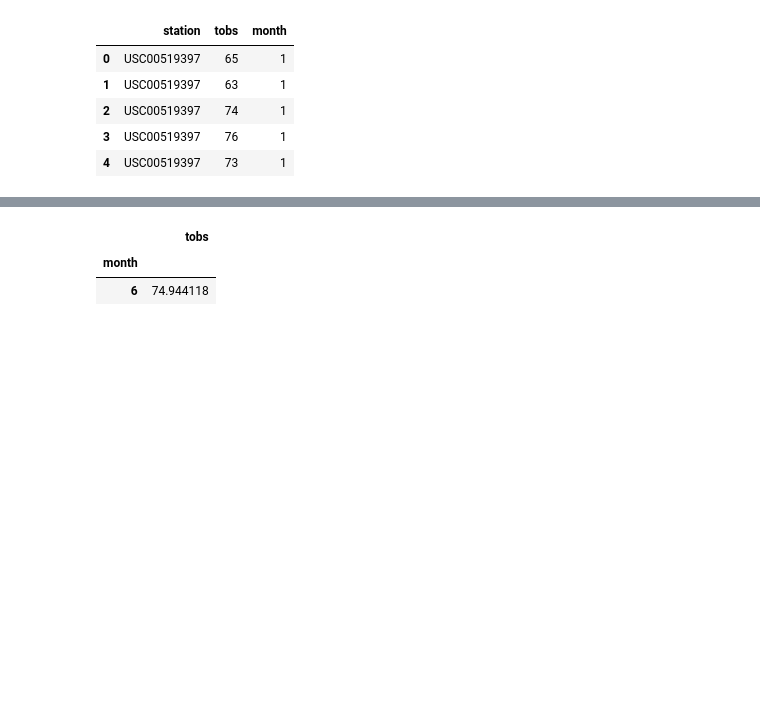
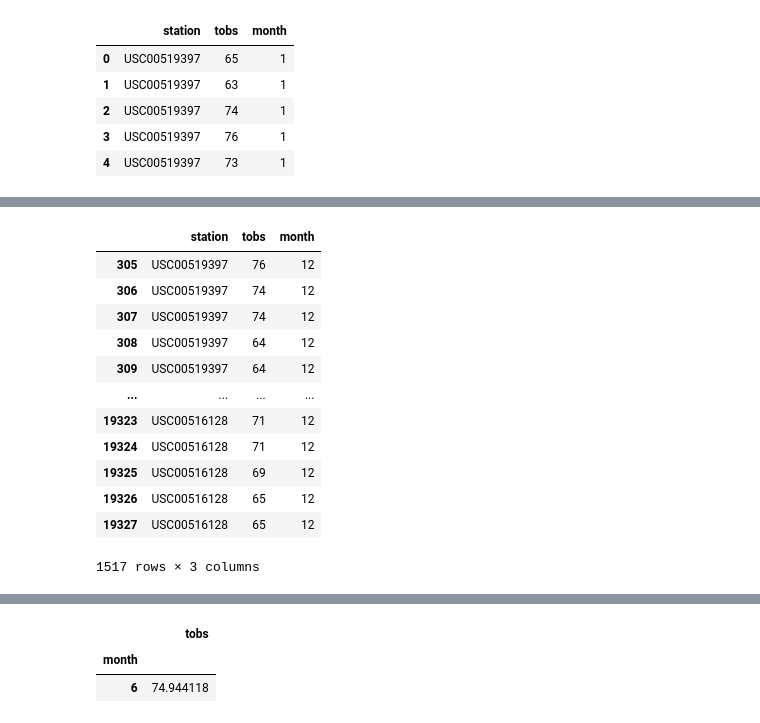
Before and after one commit to harsh-env/sqlalchemy-challenge, a Jupyter notebook: temp_analysis_bonus_1_starter.ipynb, the cells around one changed output, grey strips where cells are left out. Drawn from its saved outputs; the diff is of its cells as text; code cells hidden in the pictures; blank space fills up the shorter version.

```diff
--- a/temp_analysis_bonus_1_starter.ipynb
+++ b/temp_analysis_bonus_1_starter.ipynb
@@ -88,0 +125,17 @@ df_station.head()
+# %%
+df_dec1 = df_station.loc[(df_station["month"]==12)]
+df_dec1
+# %% [output]
+|  | station | tobs | month |
+| 305 | USC00519397 | 76 | 12 |
+| 306 | USC00519397 | 74 | 12 |
+| 307 | USC00519397 | 74 | 12 |
+| 308 | USC00519397 | 64 | 12 |
+| 309 | USC00519397 | 64 | 12 |
+| ... | ... | ... | ... |
+| 19323 | USC00516128 | 71 | 12 |
+| 19324 | USC00516128 | 71 | 12 |
+| 19325 | USC00516128 | 69 | 12 |
+| 19326 | USC00516128 | 65 | 12 |
+| 19327 | USC00516128 | 65 | 12 |
+1517 rows × 3 columns
```
Also changed, not shown: parts of 12 cells of this notebook.
